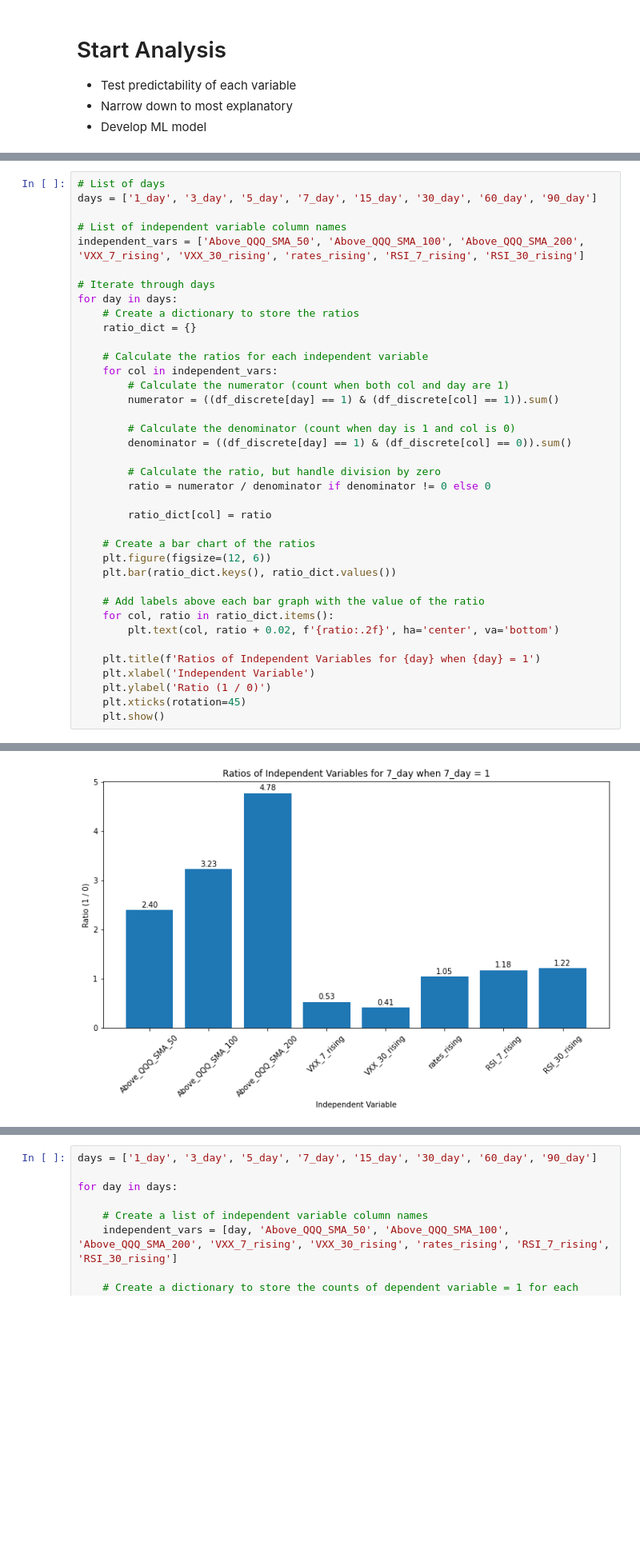
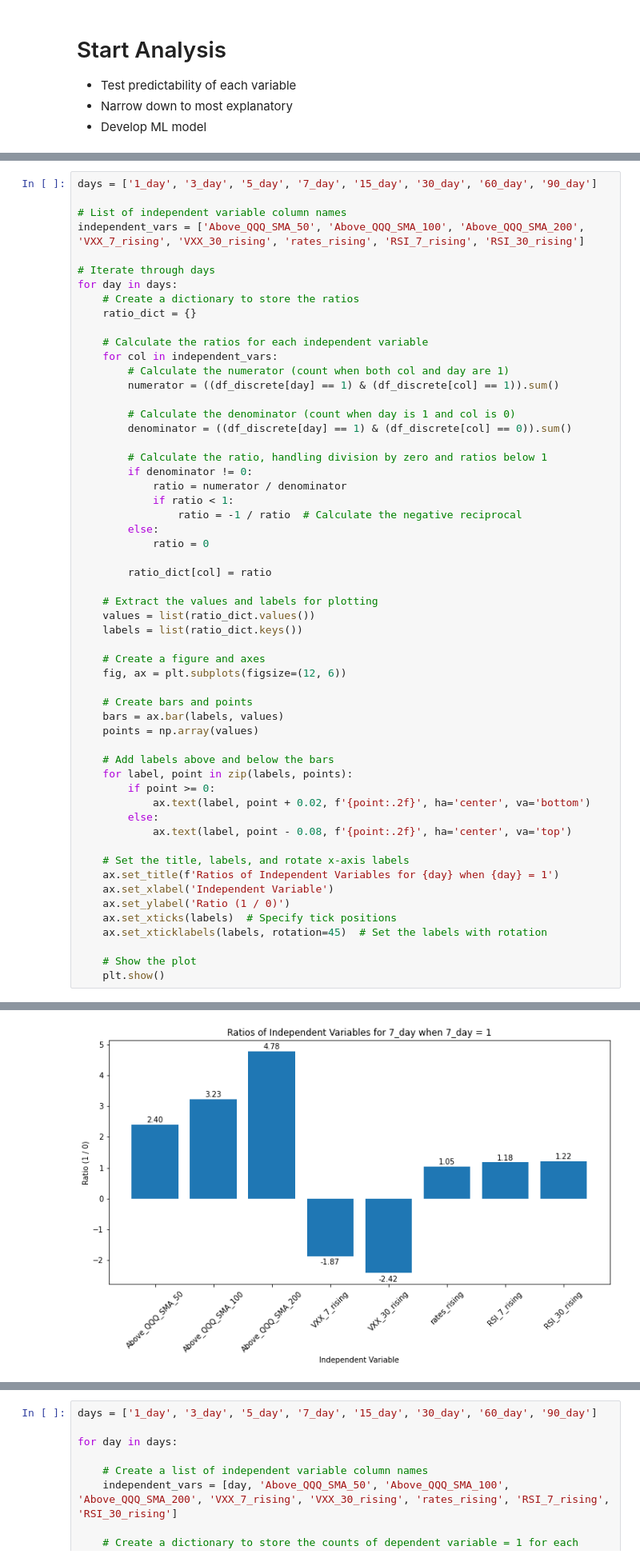
Before and after one commit to bchase17/investment_strats, a Jupyter notebook: Key Indicator Market Analysis.ipynb, the cells around one changed output, grey strips where cells are left out. Shown at 80% size. Cells and saved outputs as stored; diff of their text form; blank space fills up the shorter version.

Commit message:
added chart to show predictability of each variable for each time horizons

```diff
--- a/Key Indicator Market Analysis.ipynb
+++ b/Key Indicator Market Analysis.ipynb
@@ -519,7 +519,6 @@ df_discrete.head(5)
 | 3 | 2023-09-25 | 359.61 | 0 | 0 | 1 | 1 | 1 | ... |
 | 4 | 2023-09-22 | 357.91 | 0 | 0 | 1 | 1 | 1 | ... |
 # %%
-# List of days
 days = ['1_day', '3_day', '5_day', '7_day', '15_day', '30_day', '60_day', '90_day']
 
 # List of independent variable column names
@@ -538,22 +537,41 @@ for day in days:
         # Calculate the denominator (count when day is 1 and col is 0)
         denominator = ((df_discrete[day] == 1) & (df_discrete[col] == 0)).sum()
 
-        # Calculate the ratio, but handle division by zero
-        ratio = numerator / denominator if denominator != 0 else 0
+        # Calculate the ratio, handling division by zero and ratios below 1
+        if denominator != 0:
+            ratio = numerator / denominator
+            if ratio < 1:
+                ratio = -1 / ratio  # Calculate the negative reciprocal
+        else:
+            ratio = 0
 
         ratio_dict[col] = ratio
 
-    # Create a bar chart of the ratios
-    plt.figure(figsize=(12, 6))
-    plt.bar(ratio_dict.keys(), ratio_dict.values())
+    # Extract the values and labels for plotting
+    values = list(ratio_dict.values())
+    labels = list(ratio_dict.keys())
 
-    # Add labels above each bar graph with the value of the ratio
-    for col, ratio in ratio_dict.items():
-        plt.text(col, ratio + 0.02, f'{ratio:.2f}', ha='center', va='bottom')
+    # Create a figure and axes
+    fig, ax = plt.subplots(figsize=(12, 6))
 
-    plt.title(f'Ratios of Independent Variables for {day} when {day} = 1')
-    plt.xlabel('Independent Variable')
-    plt.ylabel('Ratio (1 / 0)')
-    plt.xticks(rotation=45)
+    # Create bars and points
+    bars = ax.bar(labels, values)
+    points = np.array(values)
+
+    # Add labels above and below the bars
+    for label, point in zip(labels, points):
+        if point >= 0:
+            ax.text(label, point + 0.02, f'{point:.2f}', ha='center', va='bottom')
+        else:
+            ax.text(label, point - 0.08, f'{point:.2f}', ha='center', va='top')
+
+    # Set the title, labels, and rotate x-axis labels
+    ax.set_title(f'Ratios of Independent Variables for {day} when {day} = 1')
+    ax.set_xlabel('Independent Variable')
+    ax.set_ylabel('Ratio (1 / 0)')
+    ax.set_xticks(labels)  # Specify tick positions
+    ax.set_xticklabels(labels, rotation=45)  # Set the labels with rotation
+
+    # Show the plot
     plt.show()
 # %% [output]
@@ -563 +581 @@ for day in days:
-[figure, old version]
+[figure, new version]
```
Also changed, not shown: parts of 2 cells of this notebook.
